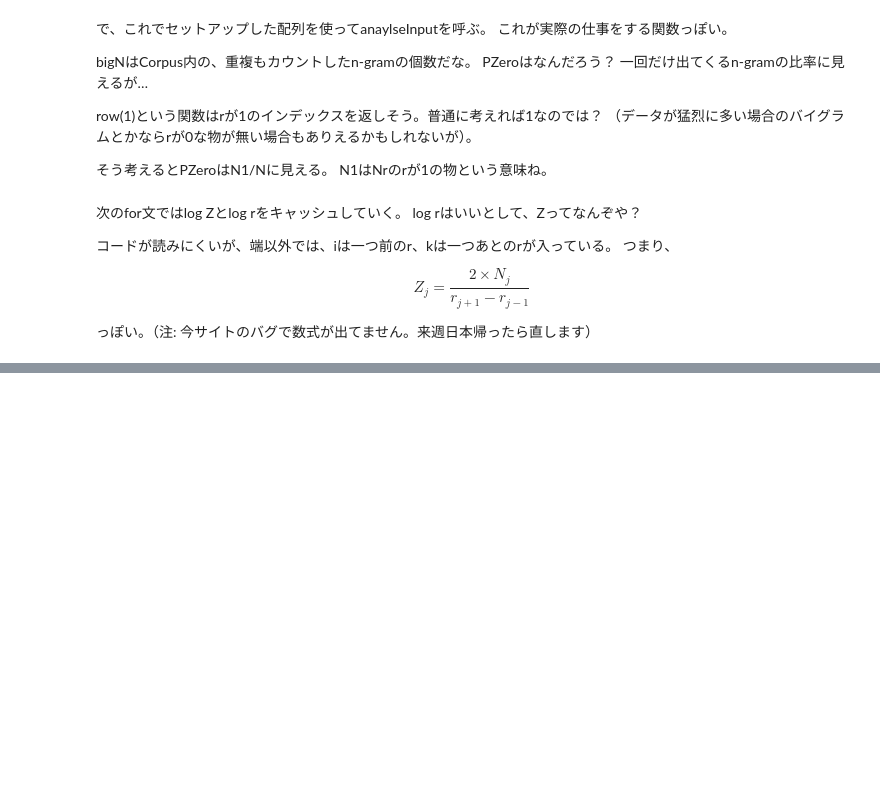
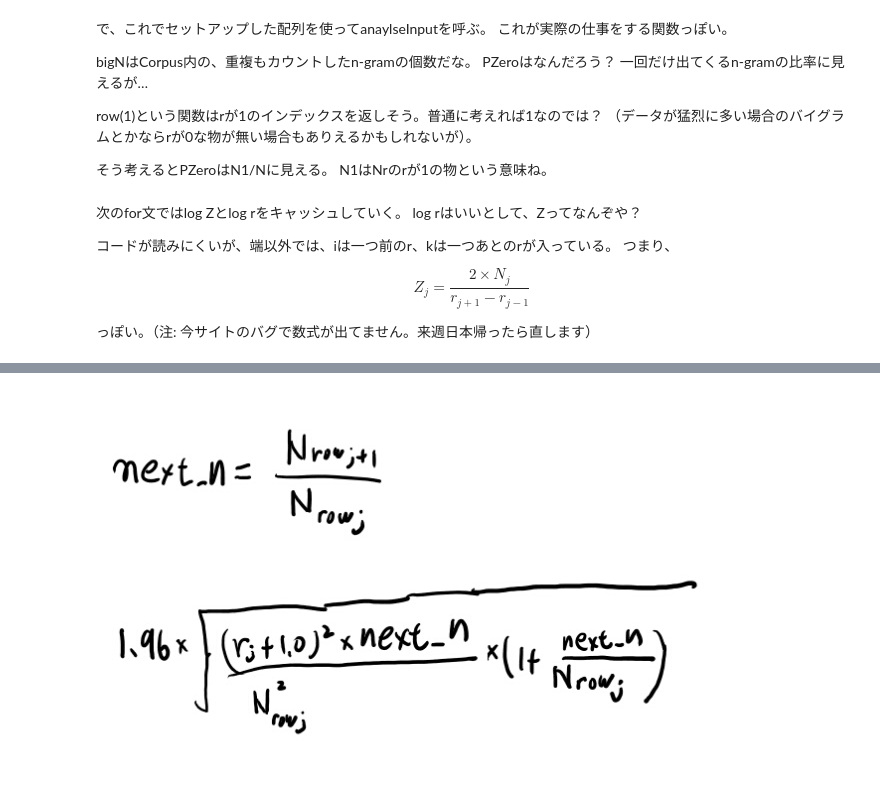
Before and after one commit to karino2/karino2.github.io, a Jupyter notebook: ipynb/2018-11-07-195900.ipynb, the cells around one changed output, grey strips where cells are left out. Saved outputs shown, nothing was run; the diff lists cells and outputs as text; code cells hidden in the pictures; blank space fills up the shorter version.

```diff
--- a/ipynb/2018-11-07-195900.ipynb
+++ b/ipynb/2018-11-07-195900.ipynb
@@ -480,0 +517,4 @@ $$Z_j = \frac{2 \times N_j}{r_{j+1}-r_{j-1}} $$
+# %%
+MeatPieImage()
+# %% [output]
+[figure, added]
```
Also changed, not shown: parts of 8 cells of this notebook.
